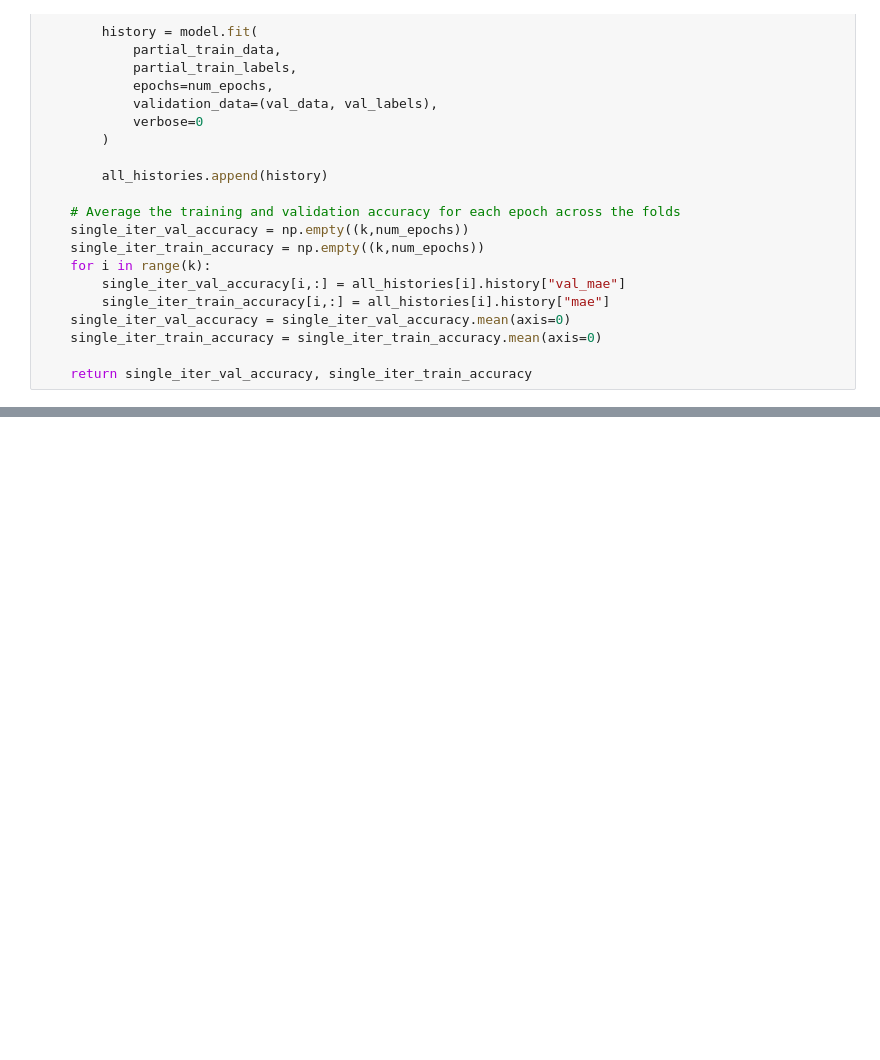
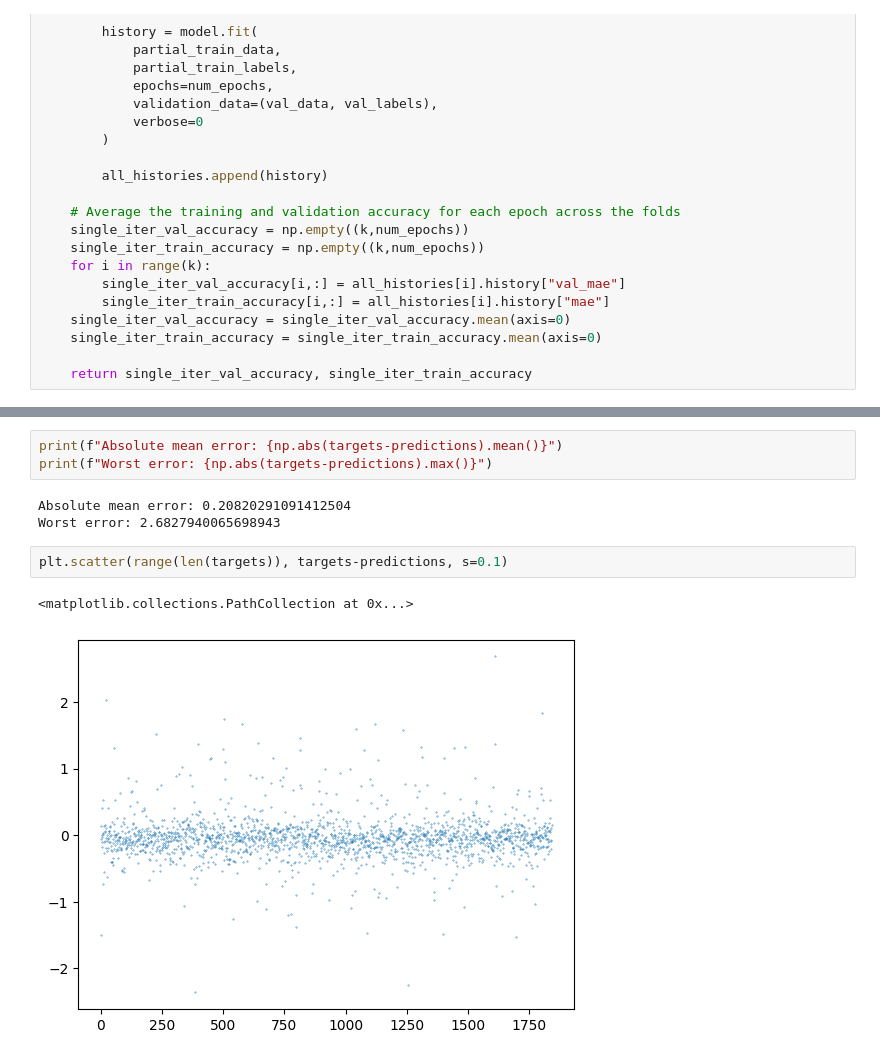
Before and after one commit to benvlasto/MPhys-Project, a Jupyter notebook: dark-matter-relic-density-model.ipynb, the cells around one changed output, grey strips where cells are left out. Drawn from its saved outputs; the diff is of its cells as text; blank space fills up the shorter version.

```diff
--- a/dark-matter-relic-density-model.ipynb
+++ b/dark-matter-relic-density-model.ipynb
@@ -138,0 +192,11 @@ plt.show()
+# %%
+print(f"Absolute mean error: {np.abs(targets-predictions).mean()}")
+print(f"Worst error: {np.abs(targets-predictions).max()}")
+# %% [output]
+Absolute mean error: 0.20820291091412504
+Worst error: 2.6827940065698943
+# %%
+plt.scatter(range(len(targets)), targets-predictions, s=0.1)
+# %% [output]
+<matplotlib.collections.PathCollection at 0x...>
+[figure, added]
```
Also changed, not shown: parts of 10 cells of this notebook, 2 other files.
